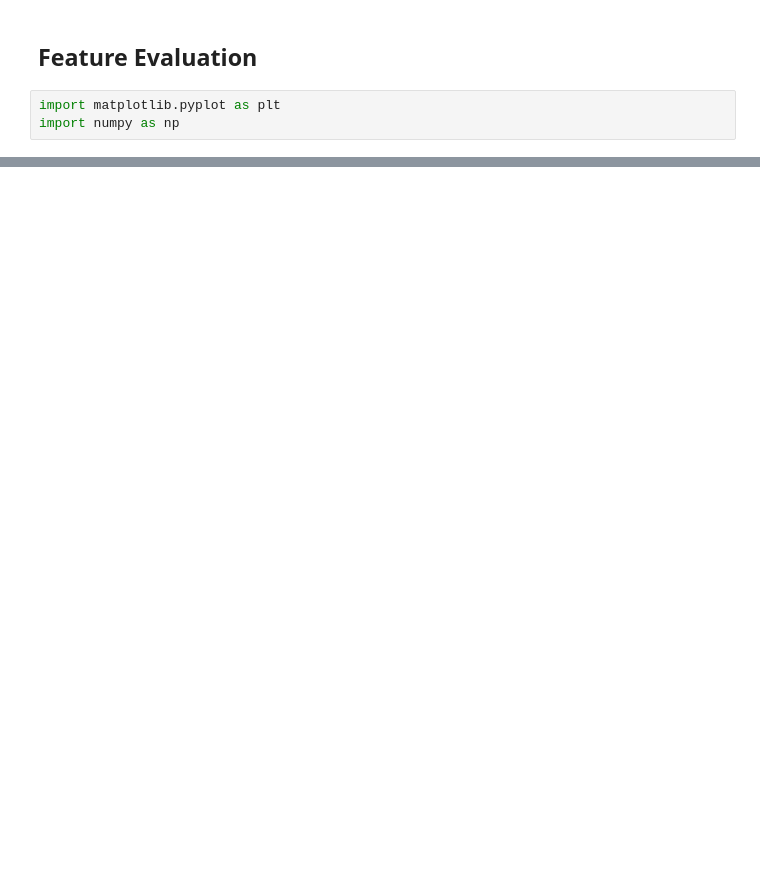
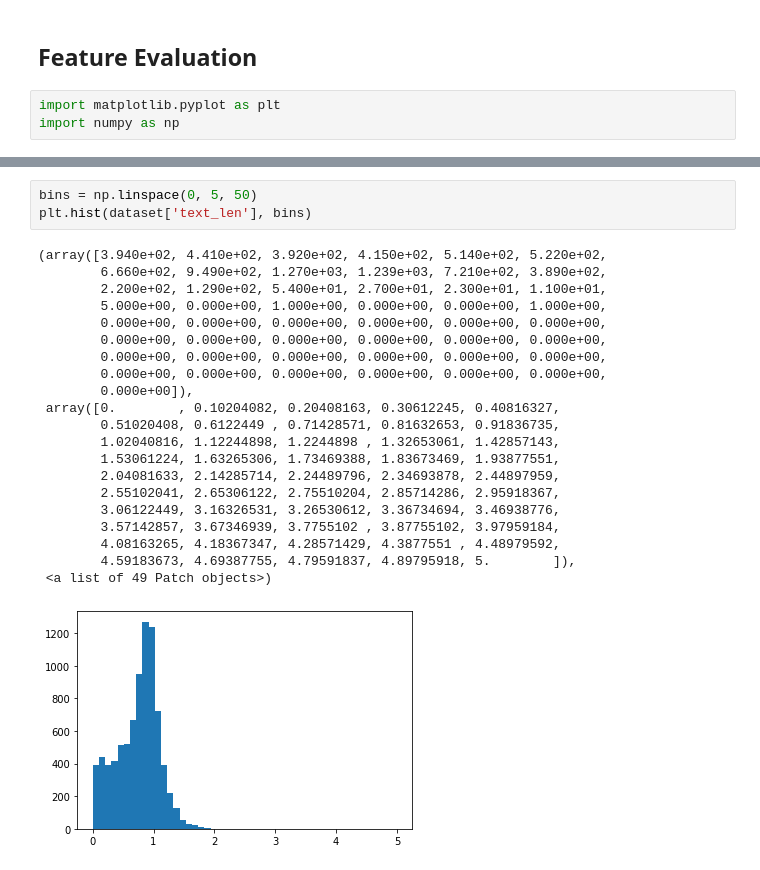
Before and after one commit to bansalrishi/NaturalLanguageProcessing, a Jupyter notebook: Feature Engineering.ipynb, the cells around one changed output, grey strips where cells are left out. Cells and saved outputs as stored; diff of their text form; blank space fills up the shorter version.

```diff
--- a/Feature Engineering.ipynb
+++ b/Feature Engineering.ipynb
@@ -95,0 +121,25 @@ plt.show()
+# %%
+bins = np.linspace(0, 5, 50)
+plt.hist(dataset['text_len'], bins)
+# %% [output]
+(array([3.940e+02, 4.410e+02, 3.920e+02, 4.150e+02, 5.140e+02, 5.220e+02,
+        6.660e+02, 9.490e+02, 1.270e+03, 1.239e+03, 7.210e+02, 3.890e+02,
+        2.200e+02, 1.290e+02, 5.400e+01, 2.700e+01, 2.300e+01, 1.100e+01,
+        5.000e+00, 0.000e+00, 1.000e+00, 0.000e+00, 0.000e+00, 1.000e+00,
+        0.000e+00, 0.000e+00, 0.000e+00, 0.000e+00, 0.000e+00, 0.000e+00,
+        0.000e+00, 0.000e+00, 0.000e+00, 0.000e+00, 0.000e+00, 0.000e+00,
+        0.000e+00, 0.000e+00, 0.000e+00, 0.000e+00, 0.000e+00, 0.000e+00,
+        0.000e+00, 0.000e+00, 0.000e+00, 0.000e+00, 0.000e+00, 0.000e+00,
+        0.000e+00]),
+ array([0.        , 0.10204082, 0.20408163, 0.30612245, 0.40816327,
+        0.51020408, 0.6122449 , 0.71428571, 0.81632653, 0.91836735,
+        1.02040816, 1.12244898, 1.2244898 , 1.32653061, 1.42857143,
+        1.53061224, 1.63265306, 1.73469388, 1.83673469, 1.93877551,
+        2.04081633, 2.14285714, 2.24489796, 2.34693878, 2.44897959,
+        2.55102041, 2.65306122, 2.75510204, 2.85714286, 2.95918367,
+        3.06122449, 3.16326531, 3.26530612, 3.36734694, 3.46938776,
+        3.57142857, 3.67346939, 3.7755102 , 3.87755102, 3.97959184,
+        4.08163265, 4.18367347, 4.28571429, 4.3877551 , 4.48979592,
+        4.59183673, 4.69387755, 4.79591837, 4.89795918, 5.        ]),
+ <a list of 49 Patch objects>)
+[figure, added]
```
Also changed, not shown: parts of 7 cells of this notebook, 2 other files.
